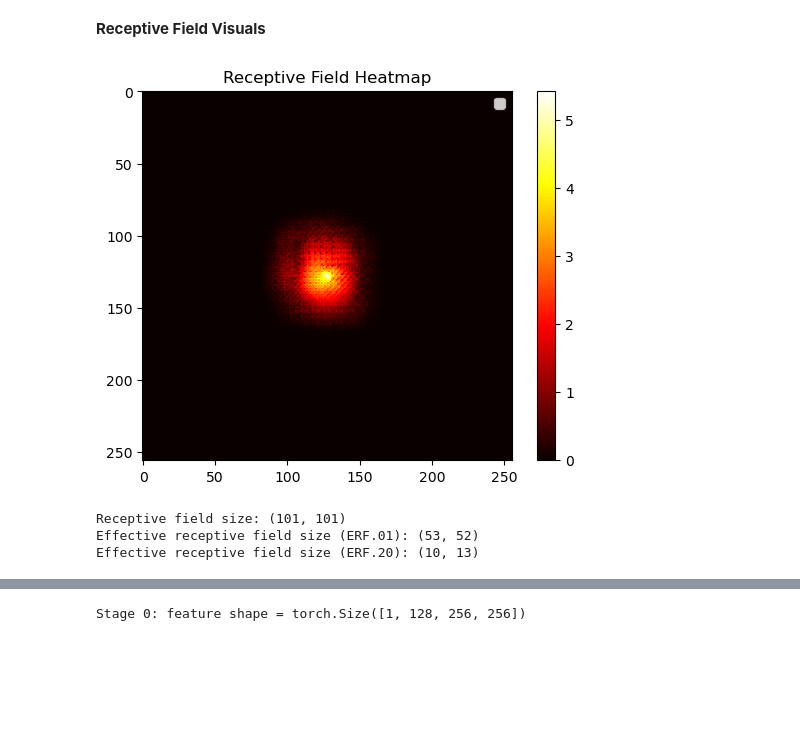
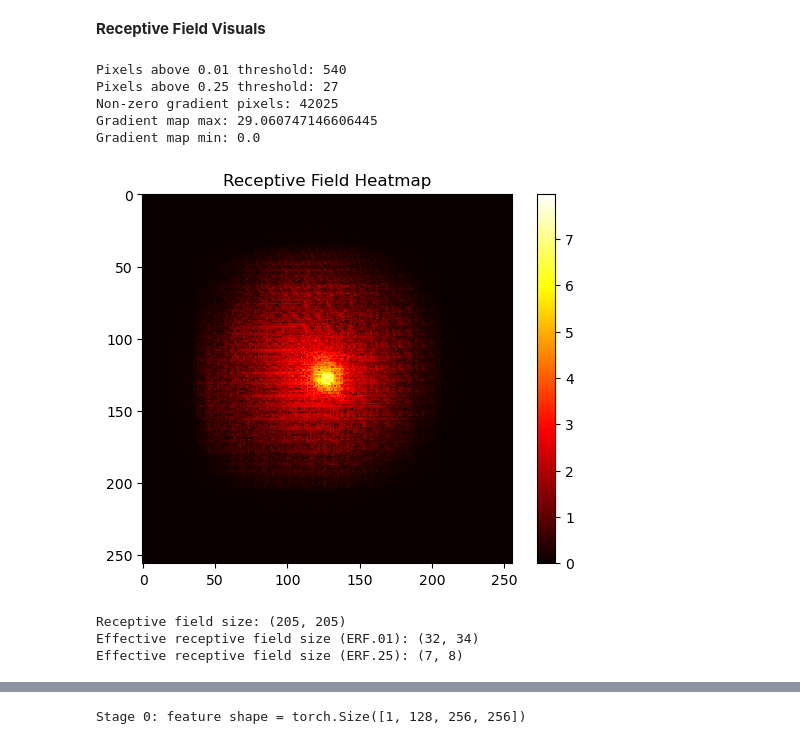
Before and after one commit to hpfref/The-Role-of-Spatial-Context-in-Deep-Learning-based-Semantic-Segmentation-of-Remote-Sensing-Imagery, a Jupyter notebook: dfc18/visualize.ipynb, the cells around one changed output, grey strips where cells are left out. Drawn from its saved outputs; the diff is of its cells as text; code cells hidden in the pictures; blank space fills up the shorter version.

Commit message:
last blur models & some visuals added

```diff
--- a/dfc18/visualize.ipynb
+++ b/dfc18/visualize.ipynb
@@ -280,7 +282,7 @@ visualize_rgb_grid(patch_indices, ds, show_gt=True)
 # %% [markdown]
 **Receptive Field Visuals**
 # %%
-def compute_receptive_field(model, input_shape=(1, 3, 256, 256), output_pos=(0, 0, 128, 128), visualize=True):
+def compute_receptive_field(model, input_shape=(1, 13, 256, 256), output_pos=(0, 0, 128, 128), visualize=True):
     model.eval()
     x = torch.zeros(input_shape, requires_grad=True)
 
@@ -289,7 +291,6 @@ def compute_receptive_field(model, input_shape=(1, 3, 256, 256), output_pos=(0,
 
     # Create mask with 1s at the given spatial position for ALL channels
     mask = torch.zeros_like(out)
-    # output_pos is (batch_idx, channel_idx, y, x), but we want all channels at (batch=0, y, x)
     batch_idx, _, y, x_pos = output_pos
     mask[batch_idx, :, y, x_pos] = 1.0  # all channels at this spatial location
 
@@ -311,6 +312,7 @@ def compute_receptive_field(model, input_shape=(1, 3, 256, 256), output_pos=(0,
     # Compute ERF.01
     threshold_01 = 0.01 * grad_mask.max()
     effective_coords_01 = torch.nonzero(grad_mask > threshold_01, as_tuple=False)
+    print(f"Pixels above 0.01 threshold: {effective_coords_01.shape[0]}")
     if len(effective_coords_01) == 0:
         erf_01 = (0, 0)
     else:
@@ -318,40 +320,49 @@ def compute_receptive_field(model, input_shape=(1, 3, 256, 256), output_pos=(0,
         max_yx_eff_01 = effective_coords_01.max(dim=0).values
         erf_01 = (int(max_yx_eff_01[0] - min_yx_eff_01[0] + 1), int(max_yx_eff_01[1] - min_yx_eff_01[1] + 1))
 
-    # Compute ERF.20
-    threshold_20 = 0.20 * grad_mask.max()
-    effective_coords_20 = torch.nonzero(grad_mask > threshold_20, as_tuple=False)
-    if len(effective_coords_20) == 0:
-        erf_20 = (0, 0)
+    # Compute ERF.25
+    threshold_25 = 0.25 * grad_mask.max()
+    effective_coords_25 = torch.nonzero(grad_mask > threshold_25, as_tuple=False)
+    print(f"Pixels above 0.25 threshold: {effective_coords_25.shape[0]}")
+    if len(effective_coords_25) == 0:
+        erf_25 = (0, 0)
     else:
-        min_yx_eff_20 = effective_coords_20.min(dim=0).values
-        max_yx_eff_20 = effective_coords_20.max(dim=0).values
-        erf_20 = (int(max_yx_eff_20[0] - min_yx_eff_20[0] + 1), int(max_yx_eff_20[1] - min_yx_eff_20[1] + 1))
+        min_yx_eff_25 = effective_coords_25.min(dim=0).values
+        max_yx_eff_25 = effective_coords_25.max(dim=0).values
+        erf_25 = (int(max_yx_eff_25[0] - min_yx_eff_25[0] + 1), int(max_yx_eff_25[1] - min_yx_eff_25[1] + 1))
 
     # Visualization
     if visualize:
+        print("Non-zero gradient pixels:", torch.nonzero(grad_mask > 0).shape[0])
+        print("Gradient map max:", grad_mask.max().item())
+        print("Gradient map min:", grad_mask.min().item())
         grad_log = np.log1p(grad_mask.detach().cpu().numpy() * 100)  # scale for visibility
-        plt.imshow(grad_log, cmap='hot')
+        plt.imshow(grad_log, cmap='hot', interpolation='none')
         plt.title('Receptive Field Heatmap')
         plt.colorbar()
         plt.show()
 
     print(f"Receptive field size: {rf_size}")
     print(f"Effective receptive field size (ERF.01): {erf_01}")
-    print(f"Effective receptive field size (ERF.20): {erf_20}")
+    print(f"Effective receptive field size (ERF.25): {erf_25}")
 
-    return rf_size, erf_01, erf_20, grad_mask
+    return rf_size, erf_01, erf_25, grad_mask
 # %%
-model_path = 'trained_models/segmentation/unet_pool3.pth'
-model = UNetPool3(n_channels=3)  # n_channels based on model
+model_path = 'trained_models/segmentation/unet_base.pth'
+model = UNetBase(n_channels=3)  # n_channels based on model
 model.load_state_dict(torch.load(model_path))
 input_shape=(1, 3, 256, 256)
 output_pos=(0, 0, 128, 128)
 #input_shape=(1, 4, 17, 17)
 #output_pos=(0, 0, 9, 9)
 rf_size, erf_01, erf_20, grad_mask = compute_receptive_field(model, input_shape, output_pos) # should output of this be symmetric?
 # %% [output]
+Pixels above 0.01 threshold: 540
+Pixels above 0.25 threshold: 27
+Non-zero gradient pixels: 42025
+Gradient map max: 29.060747146606445
+Gradient map min: 0.0
-[figure, old version]
+[figure, new version]
-Receptive field size: (101, 101)
-Effective receptive field size (ERF.01): (53, 52)
-Effective receptive field size (ERF.20): (10, 13)
+Receptive field size: (205, 205)
+Effective receptive field size (ERF.01): (32, 34)
+Effective receptive field size (ERF.25): (7, 8)
```
Also changed, not shown: parts of 3 cells of this notebook, 37 other files.
